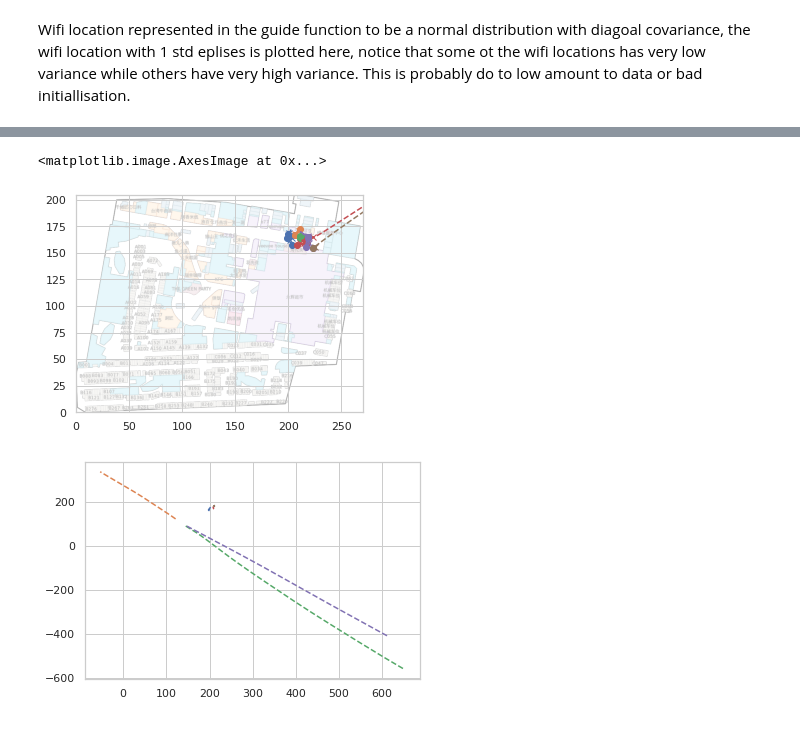
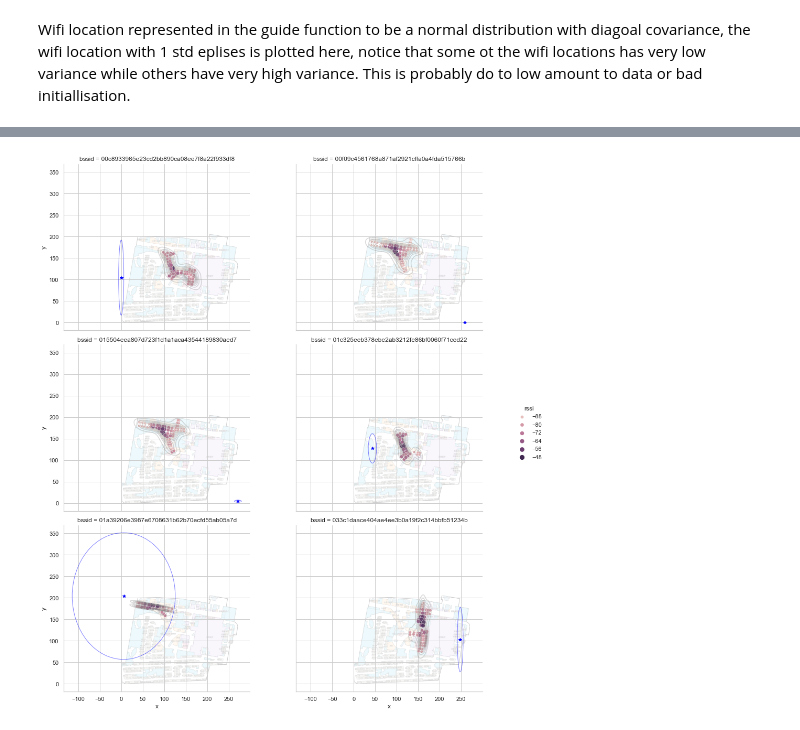
Before and after one commit to sorenhartmann/indoor-location-navigation, a Jupyter notebook: notebooks/2-wifi-model.ipynb, the cells around one changed output, grey strips where cells are left out. Saved outputs shown, nothing was run; the diff lists cells and outputs as text; code cells hidden in the pictures.

```diff
--- a/notebooks/2-wifi-model.ipynb
+++ b/notebooks/2-wifi-model.ipynb
@@ -233,9 +256,0 @@ plt.show()
-# %%
-wifi_ids = get_wifi_ids(wifi_model, scale_threshold = 50).wifi_id
-fig, ax = plt.subplots(figsize = (10,8))
-plot_emperical_and_infered_wifi(wifi_model,floor_data, wifi_ids[-4:], ax = ax, with_scatter = True)
-plt.imshow(floor_image, extent=(0, floor_width, 0, floor_height), alpha = 0.4)
-
-plt.xlim(0,floor_width)
-plt.ylim(0,floor_height)
-plt.show()
@@ -244,10 +257,14 @@ plt.show()
-# %%
-plot_traces(wifi_model, mini_batch_train)
-plt.imshow(floor_image, extent=(0, floor_width, 0, floor_height), alpha = 0.4)
-# %% [output]
-<matplotlib.image.AxesImage at 0x...>
-[figure, removed]
-# %%
-plot_traces(wifi_model, mini_batch_validation)
-# %% [output]
-[figure, removed]
+# %%
+from src.plotting import get_wifi_strengths
+
+wifi_indices = [0, 1, 2, 3, 4, 5]
+wifi_bssids = [floor_data.bssids_[i] for i in wifi_indices]
+wifi_strengths = get_wifi_strengths(floor_data, wifi_bssids)
+# %%
+fg = sns.relplot(data=wifi_strengths, x="x", y="y", col="bssid", col_wrap=2, hue="rssi", size='rssi', aspect=floor_width/floor_height)
+fg.map_dataframe(sns.kdeplot, "x", "y", color="grey", alpha=0.3)
+for bssid, ax in fg.axes_dict.items():
+    ax.imshow(floor_data.image, extent=(0, floor_width, 0, floor_height), alpha=0.3)
+    plot_wifi(wifi_model, [wifi_bssids.index(bssid)], ax=ax, color="blue")
+# %% [output]
+[figure, added]
```
Also changed, not shown: parts of 14 cells of this notebook, 1 other file.
